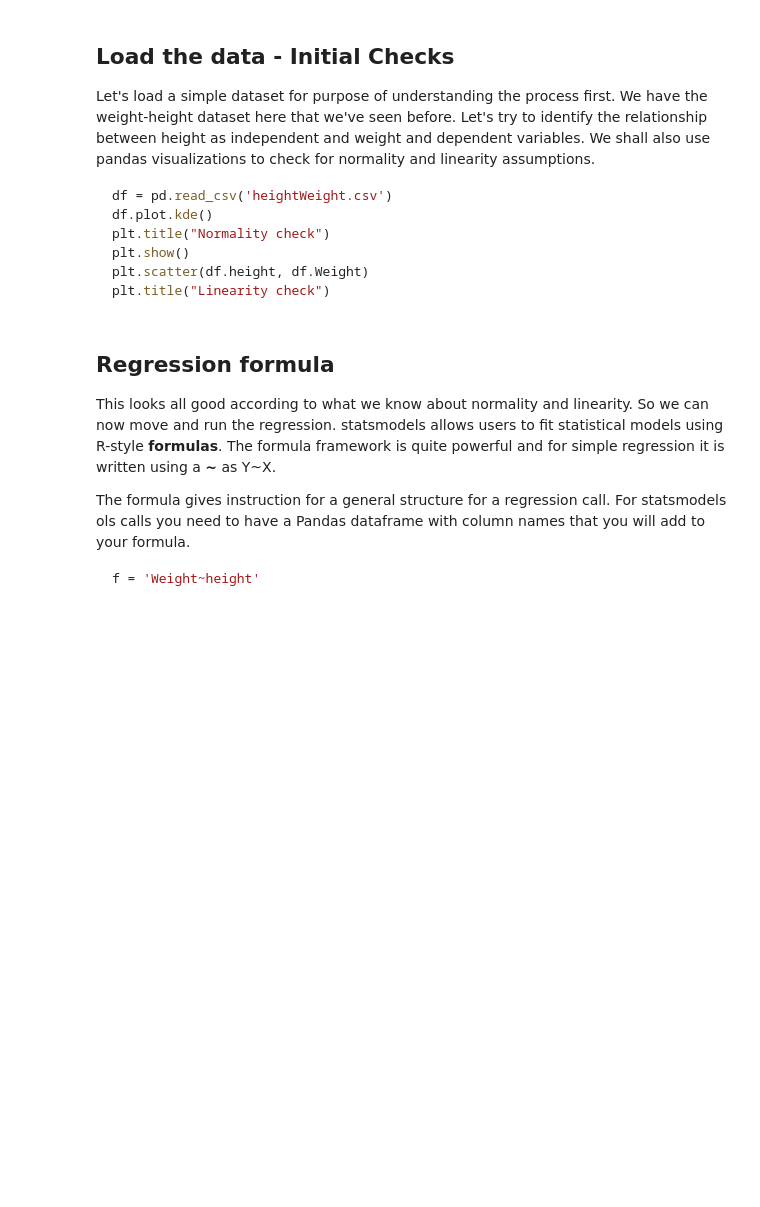
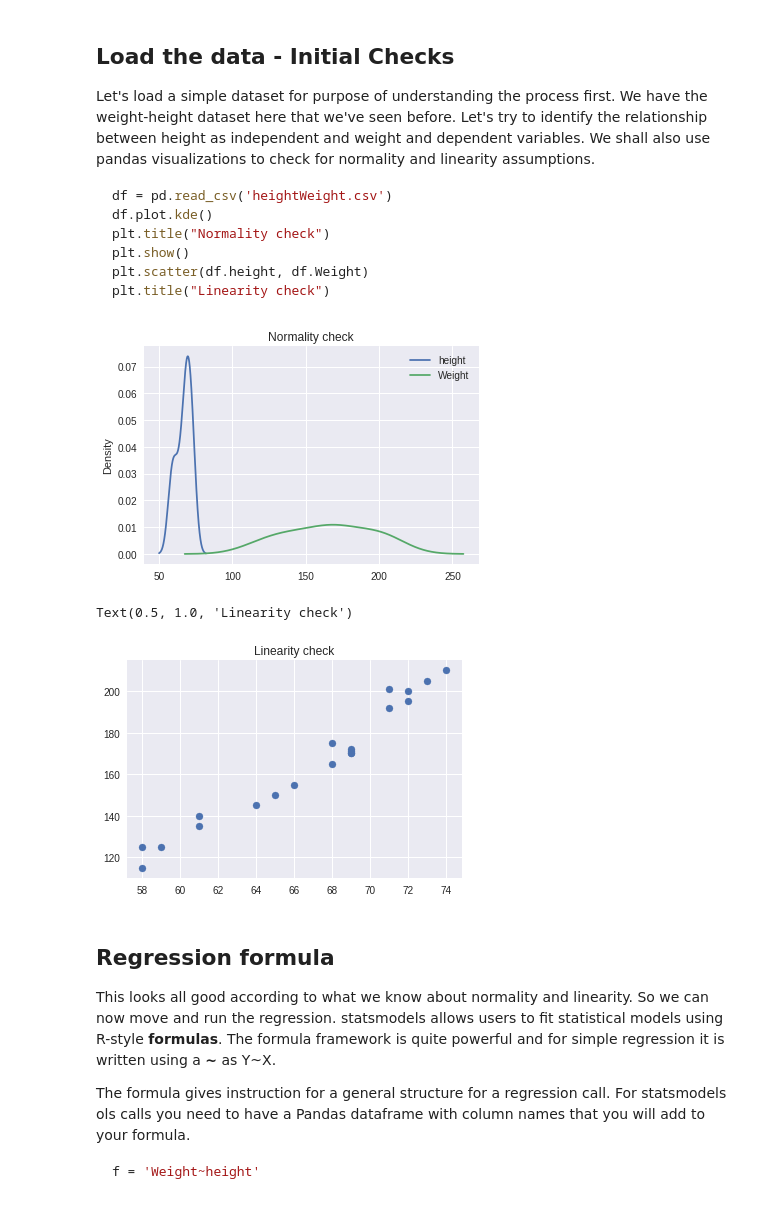
Before and after one commit to oncob749/dsc-01-10-12-ols-statsmodels-nyc-ds-career-031119, a Jupyter notebook: index.ipynb, the cells around one changed output. Saved outputs shown, nothing was run; the diff lists cells and outputs as text; code cells hidden in the pictures; blank space fills up the shorter version.

````diff
--- a/index.ipynb
+++ b/index.ipynb
@@ -51,6 +51,17 @@ plt.show()
 plt.scatter(df.height, df.Weight)
 plt.title("Linearity check")
 ```
+# %%
+df = pd.read_csv('heightWeight.csv')
+df.plot.kde()
+plt.title("Normality check")
+plt.show()
+plt.scatter(df.height, df.Weight)
+plt.title("Linearity check")
+# %% [output]
+[figure, added]
+Text(0.5, 1.0, 'Linearity check')
+[figure, added]
 # %% [markdown]
 ## Regression formula
 
````
